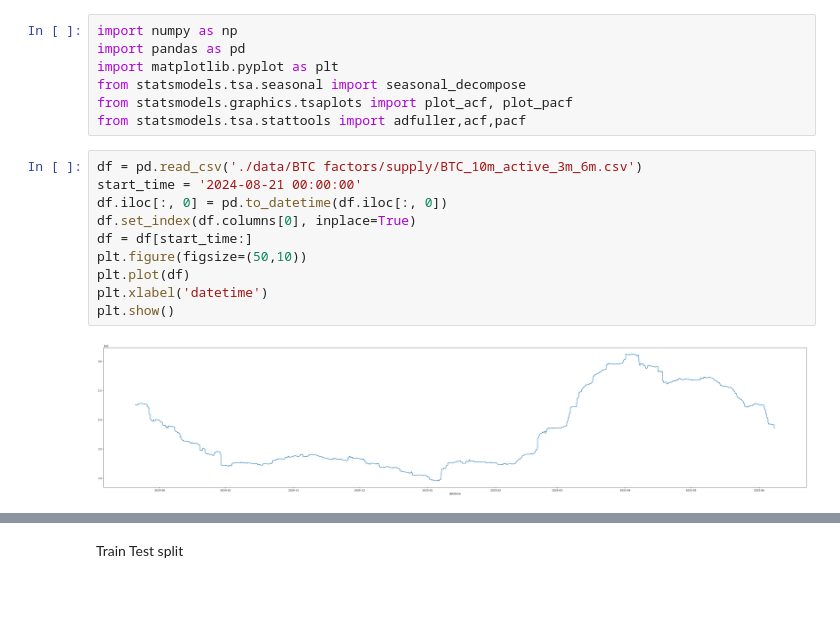
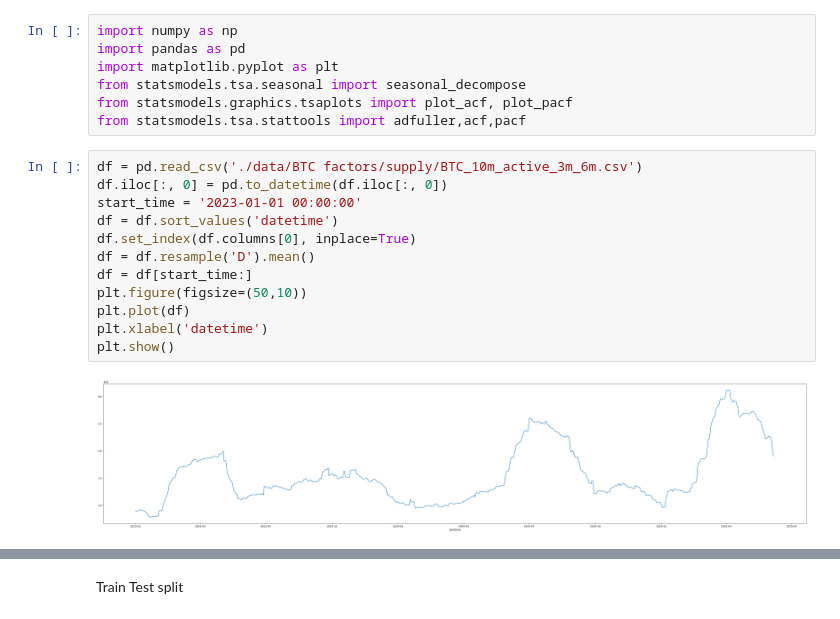
Before and after one commit to LUKE-Jau/STA4003-TimeSeries-Group8-project, a Jupyter notebook: MA_analysis.ipynb, the cells around one changed output, grey strips where cells are left out. Drawn from its saved outputs; the diff is of its cells as text.

```diff
--- a/MA_analysis.ipynb
+++ b/MA_analysis.ipynb
@@ -7,13 +7,15 @@ from statsmodels.graphics.tsaplots import plot_acf, plot_pacf
 from statsmodels.tsa.stattools import adfuller,acf,pacf
 # %%
 df = pd.read_csv('./data/BTC factors/supply/BTC_10m_active_3m_6m.csv')
-start_time = '2024-08-21 00:00:00'
 df.iloc[:, 0] = pd.to_datetime(df.iloc[:, 0])
+start_time = '2023-01-01 00:00:00'
+df = df.sort_values('datetime')
 df.set_index(df.columns[0], inplace=True)
+df = df.resample('D').mean()
 df = df[start_time:]
 plt.figure(figsize=(50,10))
 plt.plot(df)
 plt.xlabel('datetime')
 plt.show()
 # %% [output]
-[figure, old version]
+[figure, new version]
```
Also changed, not shown: parts of 18 cells of this notebook, 1 other file.
